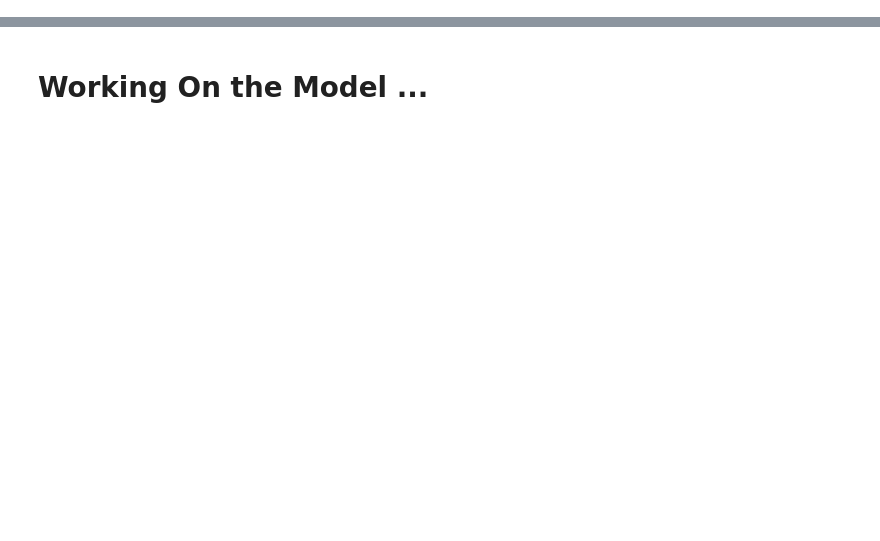
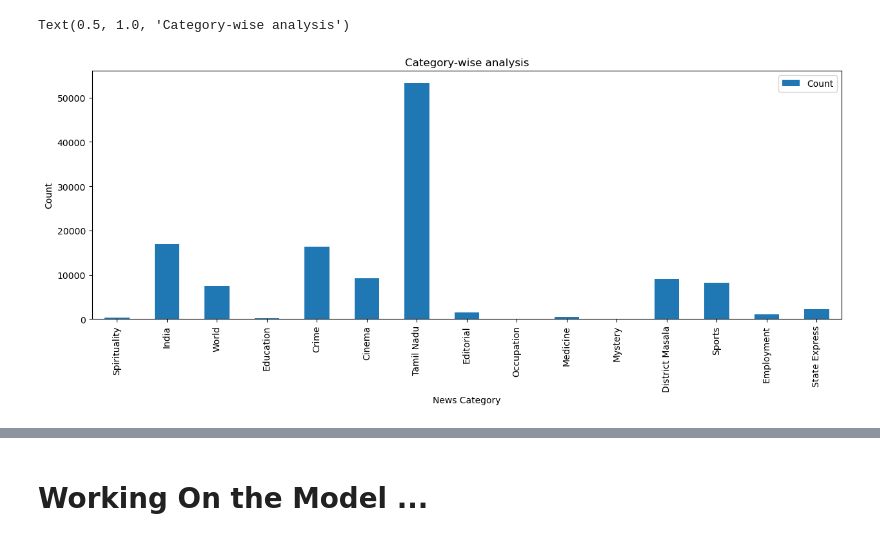
Before and after one commit to ojasiiitd/Tamil-Murasu-Categorization, a Jupyter notebook: Tamil-Articles.ipynb, the cells around one changed output, grey strips where cells are left out. Drawn from its saved outputs; the diff is of its cells as text; code cells hidden in the pictures; blank space fills up the shorter version.

```diff
--- a/Tamil-Articles.ipynb
+++ b/Tamil-Articles.ipynb
@@ -19,0 +33,8 @@ loader.load()
+# %%
+import seaborn as sns
+import pandasql as ps
+
+categories_df = ps.sqldf("select news_category , count(news_category) as Count from df_tamil_eda group by news_category")
+categories_df['Translation'] = ['Spirituality' , 'India' , 'World' , 'Education' , 'Crime' , 'Cinema' , 'Tamil Nadu' , 'Editorial' , 'Occupation' ,
+                                'Medicine' , 'Mystery' , 'District Masala' , 'Sports' , 'Employment' , 'State Express']
+categories_df
@@ -19,0 +58,8 @@ loader.load()
+# %%
+plot = categories_df.plot.bar(x='Translation', y='Count', figsize=(15, 5))
+plot.set_xlabel('News Category')
+plot.set_ylabel('Count')
+plot.set_title('Category-wise analysis')
+# %% [output]
+Text(0.5, 1.0, 'Category-wise analysis')
+[figure, added]
```
Also changed, not shown: parts of 14 cells of this notebook, 1 other file.
